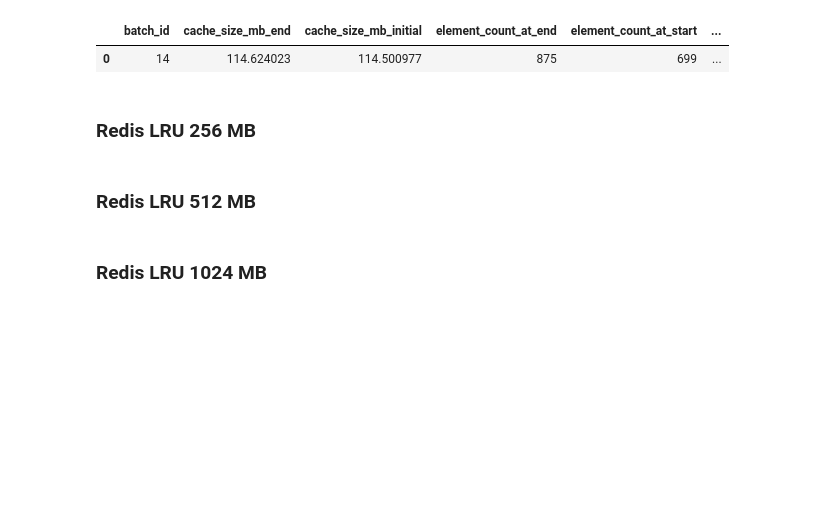
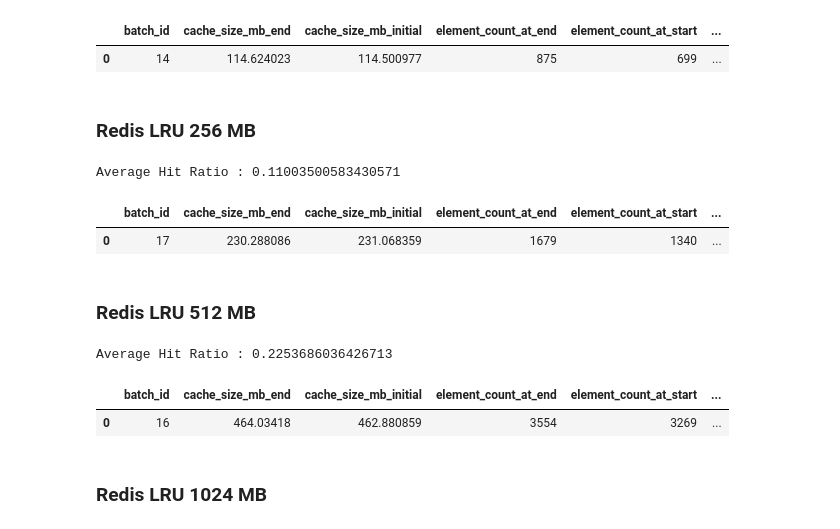
Before and after one commit to 1carew1/cachingrest_data_investigation, a Jupyter notebook: Cachingrest_Data_Investigation.ipynb, the cells around one changed output. Cells and saved outputs as stored; diff of their text form; code cells hidden in the pictures; blank space fills up the shorter version.

```diff
--- a/Cachingrest_Data_Investigation.ipynb
+++ b/Cachingrest_Data_Investigation.ipynb
@@ -432,13 +432,21 @@ Average Hit Ratio : 0.05128205128205128
 # %% [markdown]
 ### Redis LRU 256 MB
 # %%
-#redis_lru_256_data = crunch_the_data("redis", 256, "LRU")
-#redis_lru_256_data["agg_df"]
+redis_lru_256_data = crunch_the_data("redis", 256, "LRU")
+redis_lru_256_data["agg_df"]
+# %% [output]
+Average Hit Ratio : 0.11003500583430571
+|  | batch_id | cache_size_mb_end | cache_size_mb_initial | element_count_at_end | element_count_at_start | ... |
+| 0 | 17 | 230.288086 | 231.068359 | 1679 | 1340 | ... |
 # %% [markdown]
 ### Redis LRU 512 MB
 # %%
-#redis_lru_512_data = crunch_the_data("redis", 512, "LRU")
-#redis_lru_512_data["agg_df"]
+redis_lru_512_data = crunch_the_data("redis", 512, "LRU")
+redis_lru_512_data["agg_df"]
+# %% [output]
+Average Hit Ratio : 0.2253686036426713
+|  | batch_id | cache_size_mb_end | cache_size_mb_initial | element_count_at_end | element_count_at_start | ... |
+| 0 | 16 | 464.03418 | 462.880859 | 3554 | 3269 | ... |
 # %% [markdown]
 ### Redis LRU 1024 MB
 # %%
```
Also changed, not shown: parts of 4 cells of this notebook.
